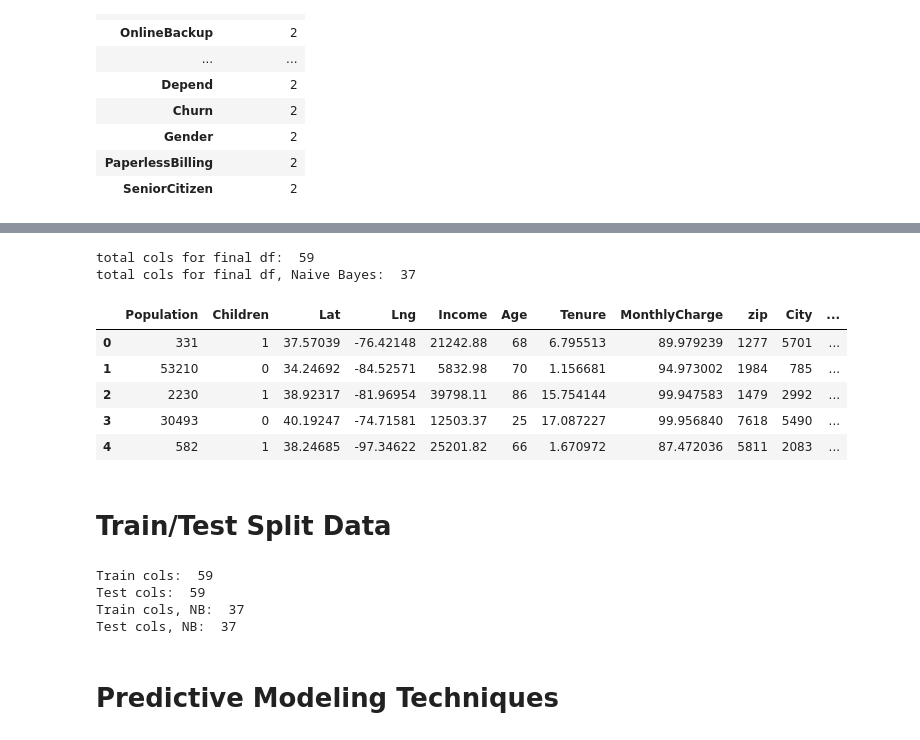
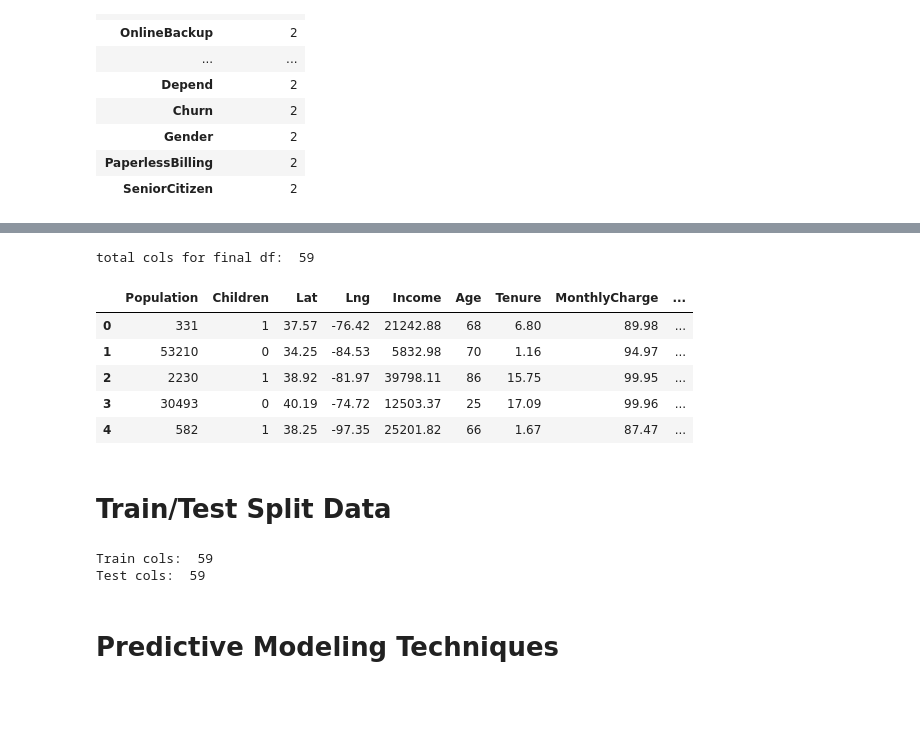
Before and after one commit to rabujamra/WGU_Code, a Jupyter notebook: DMI-Supervised/DMI_Telecom_Pred.ipynb, the cells around one changed output, grey strips where cells are left out. Drawn from its saved outputs; the diff is of its cells as text; code cells hidden in the pictures; blank space fills up the shorter version.

```diff
--- a/DMI-Supervised/DMI_Telecom_Pred.ipynb
+++ b/DMI-Supervised/DMI_Telecom_Pred.ipynb
@@ -1,7 +1,10 @@
 # %%
 import pandas as pd
 import numpy as np
+import warnings
 pd.set_option('display.max_columns', None)
+pd.options.display.float_format = '{:.2f}'.format
+warnings.filterwarnings("ignore")
 # %% [markdown]
 # 1. Read in data set, explore
 # %%
@@ -137,21 +123,18 @@ total cat cols in NB after one hot encoding:  29
 # %%
 # Join Cat and Noncat together
 
 X_all = pd.concat([X_cont, X_cat],axis=1)
-X_all_nb = pd.concat([X_cont, X_cat_nb],axis=1)
 
 print('total cols for final df: ', X_all.shape[1])
-print('total cols for final df, Naive Bayes: ',X_all_nb.shape[1])
-X_all_nb.head()
+X_all.head()
 # %% [output]
 total cols for final df:  59
-total cols for final df, Naive Bayes:  37
-|  | Population | Children | Lat | Lng | Income | Age | Tenure | MonthlyCharge | zip | City | ... |
-| 0 | 331 | 1 | 37.57039 | -76.42148 | 21242.88 | 68 | 6.795513 | 89.979239 | 1277 | 5701 | ... |
-| 1 | 53210 | 0 | 34.24692 | -84.52571 | 5832.98 | 70 | 1.156681 | 94.973002 | 1984 | 785 | ... |
-| 2 | 2230 | 1 | 38.92317 | -81.96954 | 39798.11 | 86 | 15.754144 | 99.947583 | 1479 | 2992 | ... |
-| 3 | 30493 | 0 | 40.19247 | -74.71581 | 12503.37 | 25 | 17.087227 | 99.956840 | 7618 | 5490 | ... |
-| 4 | 582 | 1 | 38.24685 | -97.34622 | 25201.82 | 66 | 1.670972 | 87.472036 | 5811 | 2083 | ... |
+|  | Population | Children | Lat | Lng | Income | Age | Tenure | MonthlyCharge | ... |
+| 0 | 331 | 1 | 37.57 | -76.42 | 21242.88 | 68 | 6.80 | 89.98 | ... |
+| 1 | 53210 | 0 | 34.25 | -84.53 | 5832.98 | 70 | 1.16 | 94.97 | ... |
+| 2 | 2230 | 1 | 38.92 | -81.97 | 39798.11 | 86 | 15.75 | 99.95 | ... |
+| 3 | 30493 | 0 | 40.19 | -74.72 | 12503.37 | 25 | 17.09 | 99.96 | ... |
+| 4 | 582 | 1 | 38.25 | -97.35 | 25201.82 | 66 | 1.67 | 87.47 | ... |
 # %% [markdown]
 # Train/Test Split Data
 # %%
@@ -176,13 +152,9 @@ X_train_nb, X_test_nb, y_train_nb, y_test_nb = train_test_split(
 
 print('Train cols: ', X_train.shape[1])
 print('Test cols: ', X_test.shape[1])
-print('Train cols, NB: ', X_train_nb.shape[1])
-print('Test cols, NB: ', X_test_nb.shape[1])
 # %% [output]
 Train cols:  59
 Test cols:  59
-Train cols, NB:  37
-Test cols, NB:  37
 # %% [markdown]
 # Predictive Modeling Techniques
 # %% [markdown]
```
Also changed, not shown: parts of 29 cells of this notebook, 1 other file.
